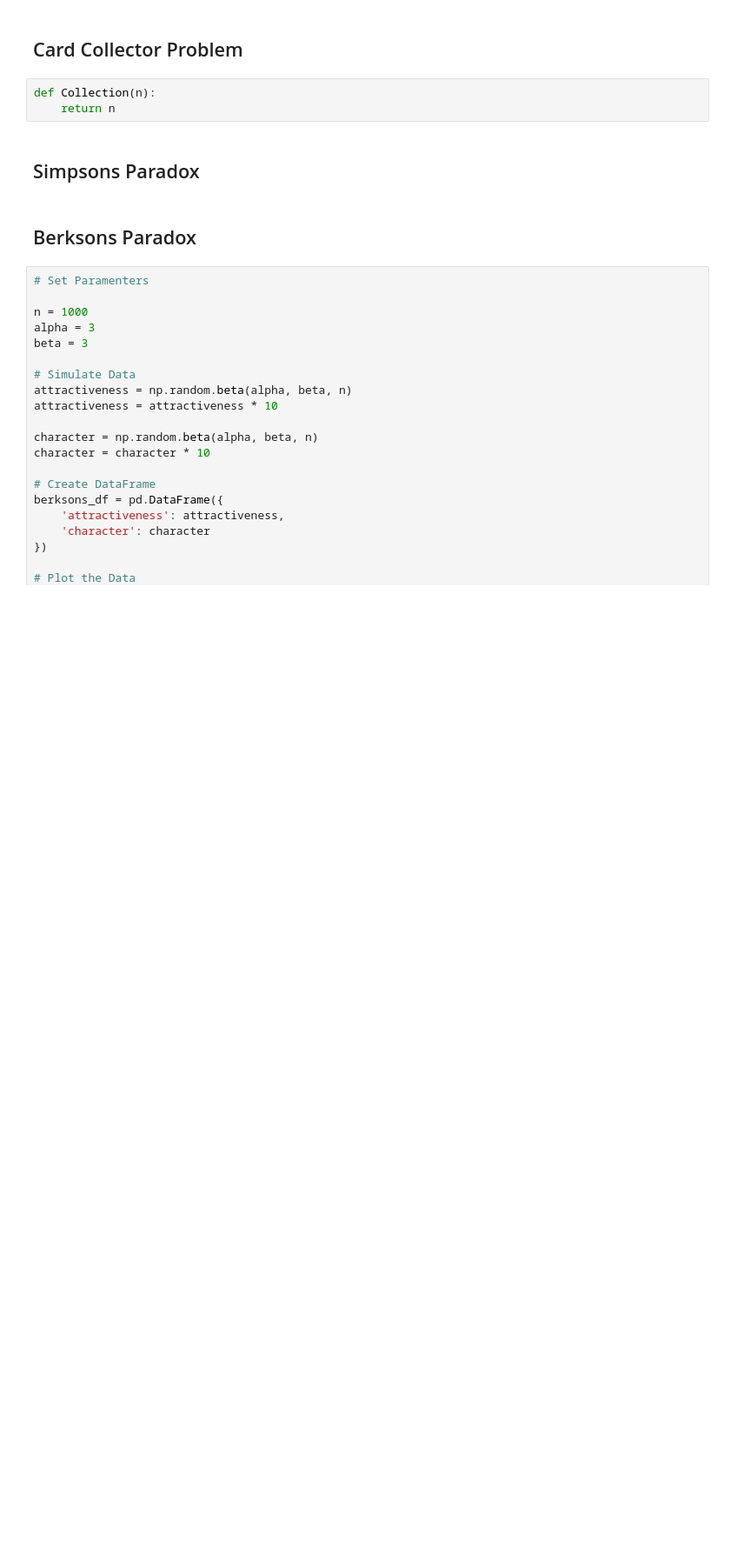
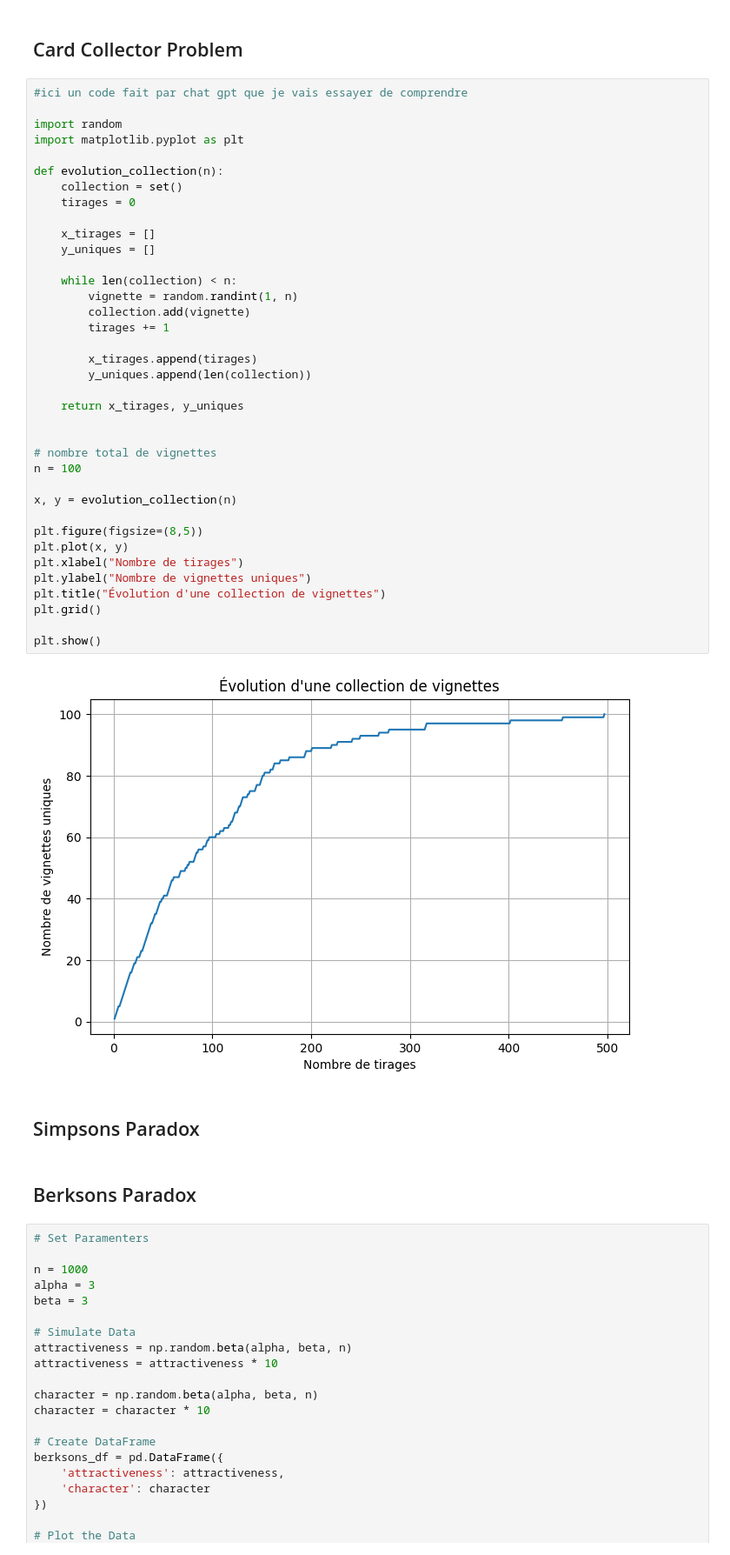
Before and after one commit to theshufflebee/heconomist, a Jupyter notebook: Articles/welcome_to_monte_carlo/main.ipynb, the cells around one changed output. Shown at 87% size. Drawn from its saved outputs; the diff is of its cells as text; blank space fills up the shorter version.

```diff
--- a/Articles/welcome_to_monte_carlo/main.ipynb
+++ b/Articles/welcome_to_monte_carlo/main.ipynb
@@ -11,8 +9,44 @@ ModuleNotFoundError: No module named 'pandas'
 # %% [markdown]
 ## Card Collector Problem
 # %%
-def Collection(n):
-    return n
+#ici un code fait par chat gpt que je vais essayer de comprendre
+
+import random
+import matplotlib.pyplot as plt
+
+def evolution_collection(n):
+    collection = set()
+    tirages = 0
+
+    x_tirages = []
+    y_uniques = []
+
+    while len(collection) < n:
+        vignette = random.randint(1, n)
+        collection.add(vignette)
+        tirages += 1
+
+        x_tirages.append(tirages)
+        y_uniques.append(len(collection))
+
+    return x_tirages, y_uniques
+
+
+# nombre total de vignettes
+n = 100
+
+x, y = evolution_collection(n)
+
+plt.figure(figsize=(8,5))
+plt.plot(x, y)
+plt.xlabel("Nombre de tirages")
+plt.ylabel("Nombre de vignettes uniques")
+plt.title("Évolution d'une collection de vignettes")
+plt.grid()
+
+plt.show()
+# %% [output]
+[figure, added]
 # %% [markdown]
 ## Simpsons Paradox
 # %% [markdown]
```
Also changed, not shown: parts of 2 cells of this notebook.
